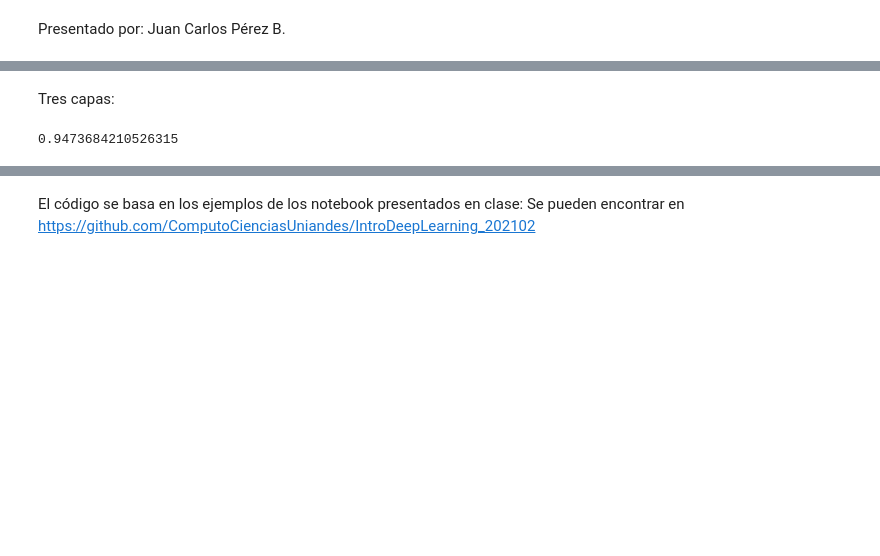
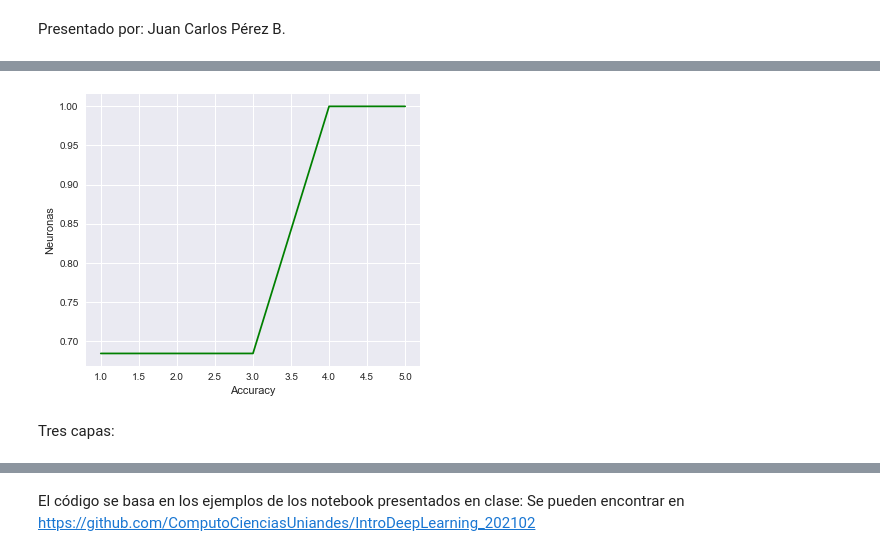
Before and after one commit to juan-p-b/PerezJuanCarlos_RECV_Entrega3, a Jupyter notebook: PerezJuanCarlos_RECV_Entrega3.ipynb, the cells around one changed output, grey strips where cells are left out. Drawn from its saved outputs; the diff is of its cells as text; code cells hidden in the pictures; blank space fills up the shorter version.

```diff
--- a/PerezJuanCarlos_RECV_Entrega3.ipynb
+++ b/PerezJuanCarlos_RECV_Entrega3.ipynb
@@ -120,0 +120,3 @@ Dos capas:
+# %%
+neu_max=5
+neu=range(1,neu_max+1)
@@ -129,10 +133,19 @@ accuracy_score(Y_pred,Y_test)
+# %%
+fig2= plt.figure(figsize=(6,5))
+plt.plot(neu,ac2,label='Dos capas',color='green')
+
+plt.xlabel('Accuracy')
+plt.ylabel('Neuronas')
+plt.show()
+# %% [output]
+[figure, added]
 # %% [markdown]
 Tres capas:
 # %%
-X_train, X_test, Y_train, Y_test = train_test_split(X,Y1)
-model = MLPClassifier(activation='relu',  hidden_layer_sizes=(4,4,4), solver='adam', learning_rate_init=0.1)
-model.fit(X_train,Y_train)
-Y_pred = model.predict(X_test)
-accuracy_score(Y_pred,Y_test)
+X_train3, X_test3, Y_train3, Y_test3 = train_test_split(X,Y1)
+ac3=[]
+for i in neu:
+    m3 = MLPClassifier(activation='relu',  hidden_layer_sizes=(i,i,i), solver='adam', learning_rate_init=0.1)
+    m3.fit(X_train,Y_train)
+    Y_pred3 = m3.predict(X_test3)
+    ac3.append(accuracy_score(Y_pred3,Y_test3))
-# %% [output]
-0.9473684210526315
```
Also changed, not shown: parts of 11 cells of this notebook.
